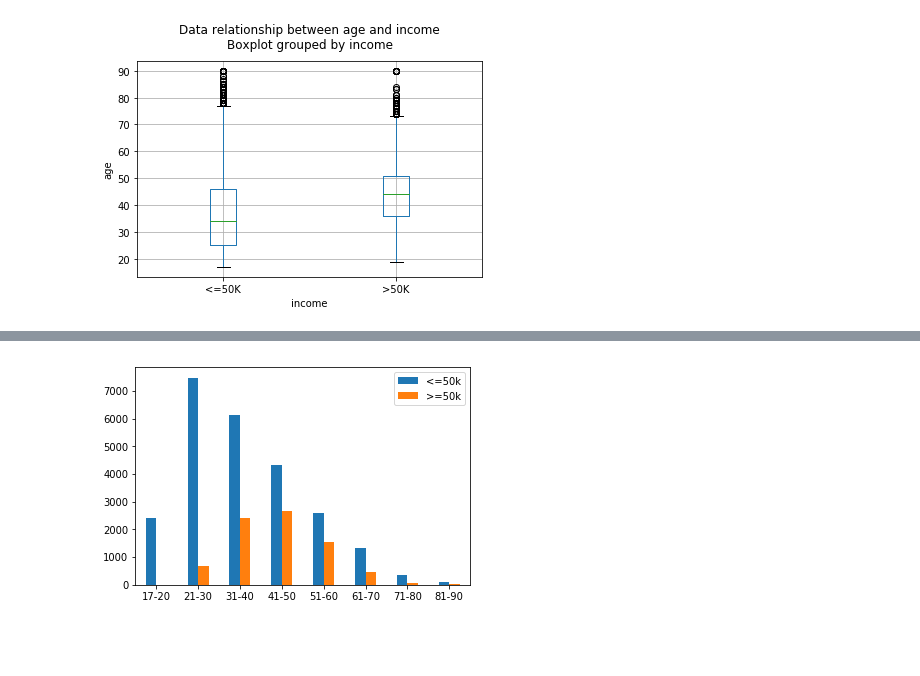
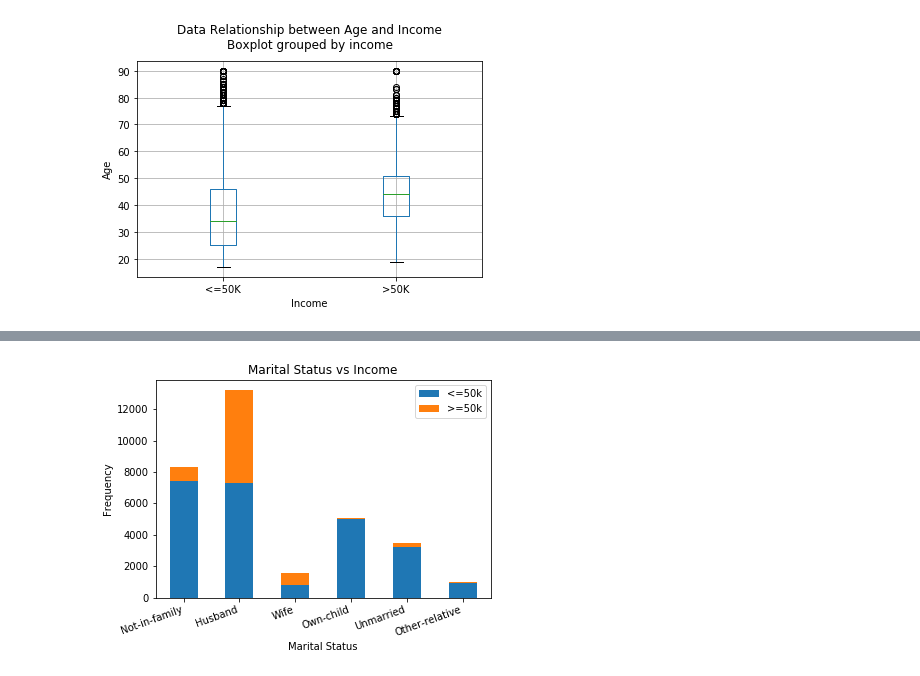
Before and after one commit to yongjiajun/Data-Science-Assignment2, a Jupyter notebook: notebook.ipynb, the cells around one changed output, grey strips where cells are left out. Saved outputs shown, nothing was run; the diff lists cells and outputs as text; code cells hidden in the pictures; blank space fills up the shorter version.

```diff
--- a/notebook.ipynb
+++ b/notebook.ipynb
@@ -337,51 +444,49 @@ plt.show()
 # %%
-range1 = []
-range2 = []
-range3 = []
-range4 = []
-range5 = []
-range6 = []
-range7 = []
-range8 = []
+# Graph 2.8: plot bar chart for 'marital-status' vs 'income'
+
+maritalStatusrange1 = []
+maritalStatusrange2 = []
+maritalStatusrange3 = []
+maritalStatusrange4 = []
+maritalStatusrange5 = []
+maritalStatusrange6 = []
+
 for x in range(data.shape[0]):
-    if(20>= data.iloc[x,0] >=17):
-        range1.append(data.iloc[x].values)
-    elif(30>= data.iloc[x,0] >=21):
-        range2.append(data.iloc[x].values)
-    elif(40>= data.iloc[x,0] >=31):
-        range3.append(data.iloc[x].values)
-    elif(50>= data.iloc[x,0] >=41):
-        range4.append(data.iloc[x].values)
-    elif(60>= data.iloc[x,0] >=51):
-        range5.append(data.iloc[x].values)
-    elif(70>= data.iloc[x,0] >=61):
-        range6.append(data.iloc[x].values)
-    elif(80>= data.iloc[x,0] >=71):
-        range7.append(data.iloc[x].values)
-    elif(90>= data.iloc[x,0] >=81):
-        range8.append(data.iloc[x].values)
+    if(data.iloc[x,7] == 'Not-in-family'):
+        maritalStatusrange1.append(data.iloc[x].values)
+    elif(data.iloc[x,7] == 'Husband'):
+        maritalStatusrange2.append(data.iloc[x].values)
+    elif(data.iloc[x,7] == 'Wife'):
+        maritalStatusrange3.append(data.iloc[x].values)
+    elif(data.iloc[x,7] == 'Own-child'):
+        maritalStatusrange4.append(data.iloc[x].values)
+    elif(data.iloc[x,7] == 'Unmarried'):
+        maritalStatusrange5.append(data.iloc[x].values)
+    elif(data.iloc[x,7] == 'Other-relative'):
+        maritalStatusrange6.append(data.iloc[x].values)
 
-r11 = pd.DataFrame(range1)[14].value_counts()[0]
-r12 = pd.DataFrame(range1)[14].value_counts()[1]
-r21 = pd.DataFrame(range2)[14].value_counts()[0]
-r22 = pd.DataFrame(range2)[14].value_counts()[1]
-r31 = pd.DataFrame(range3)[14].value_counts()[0]
-r32 = pd.DataFrame(range3)[14].value_counts()[1]
-r41 = pd.DataFrame(range4)[14].value_counts()[0]
-r42 = pd.DataFrame(range4)[14].value_counts()[1]
-r51 = pd.DataFrame(range5)[14].value_counts()[0]
-r52 = pd.DataFrame(range5)[14].value_counts()[1]
-r61 = pd.DataFrame(range6)[14].value_counts()[0]
-r62 = pd.DataFrame(range6)[14].value_counts()[1]
-r71 = pd.DataFrame(range7)[14].value_counts()[0]
-r72 = pd.DataFrame(range7)[14].value_counts()[1]
-r81 = pd.DataFrame(range8)[14].value_counts()[0]
-r82 = pd.DataFrame(range8)[14].value_counts()[1]
+msr1under50k = pd.DataFrame(maritalStatusrange1)[14].value_counts()[0]
+msr1over50k = pd.DataFrame(maritalStatusrange1)[14].value_counts()[1]
+msr2under50k = pd.DataFrame(maritalStatusrange2)[14].value_counts()[0]
+msr2over50k = pd.DataFrame(maritalStatusrange2)[14].value_counts()[1]
+msr3under50k = pd.DataFrame(maritalStatusrange3)[14].value_counts()[0]
+msr3over50k = pd.DataFrame(maritalStatusrange3)[14].value_counts()[1]
+msr4under50k = pd.DataFrame(maritalStatusrange4)[14].value_counts()[0]
+msr4over50k = pd.DataFrame(maritalStatusrange4)[14].value_counts()[1]
+msr5under50k = pd.DataFrame(maritalStatusrange5)[14].value_counts()[0]
+msr5over50k = pd.DataFrame(maritalStatusrange5)[14].value_counts()[1]
+msr6under50k = pd.DataFrame(maritalStatusrange6)[14].value_counts()[0]
+msr6over50k = pd.DataFrame(maritalStatusrange6)[14].value_counts()[1]
 
-smallthan50k = [r11,r21,r31,r41,r51,r61,r71,r81]
-biggerthan50k = [r12,r22,r32,r42,r52,r62,r72,r82]
-index = ['17-20', '21-30', '31-40', '41-50', '51-60', '61-70', '71-80', '81-90']
-df = pd.DataFrame({'<=50k': smallthan50k, '>=50k': biggerthan50k}, index=index)
-ax = df.plot.bar(rot=0)
+smallerthan50k = [msr1under50k,msr2under50k,msr3under50k,msr4under50k,msr5under50k,msr6under50k]
+biggerthan50k = [msr1over50k,msr2over50k,msr3over50k,msr4over50k,msr5over50k,msr6over50k]
+index = ['Not-in-family','Husband',  'Wife', 'Own-child','Unmarried','Other-relative']
+df = pd.DataFrame({'<=50k': smallerthan50k, '>=50k': biggerthan50k}, index=index)
+ax = df.plot.bar(rot=0, stacked=True)
+ax.set_xticklabels(index, rotation=20, ha="right")
+ax.set_xlabel('Marital Status')
+ax.set_ylabel('Frequency')
+ax.set_title("Marital Status vs Income")
+plt.show()
 # %% [output]
-[figure, old version]
+[figure, new version]
```
Also changed, not shown: parts of 14 cells of this notebook.
